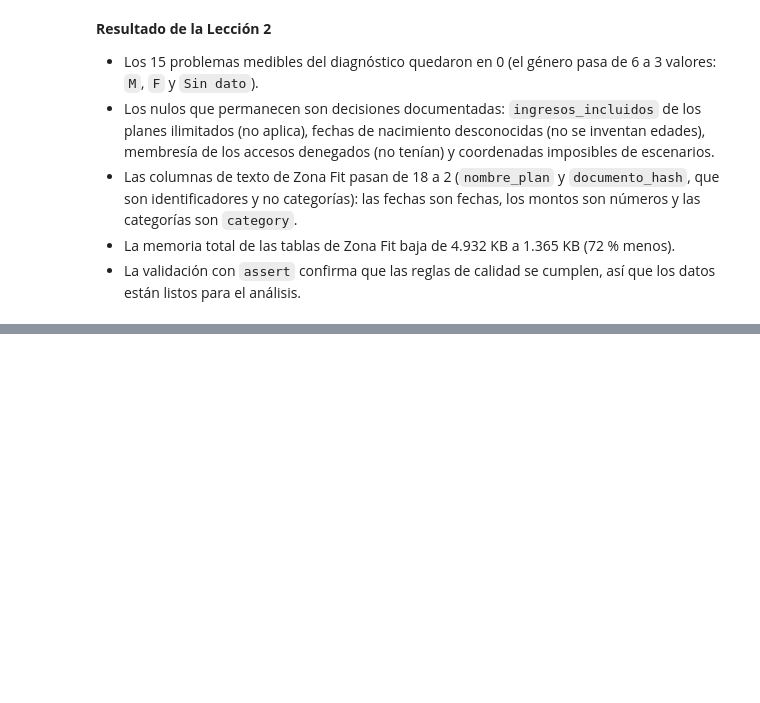
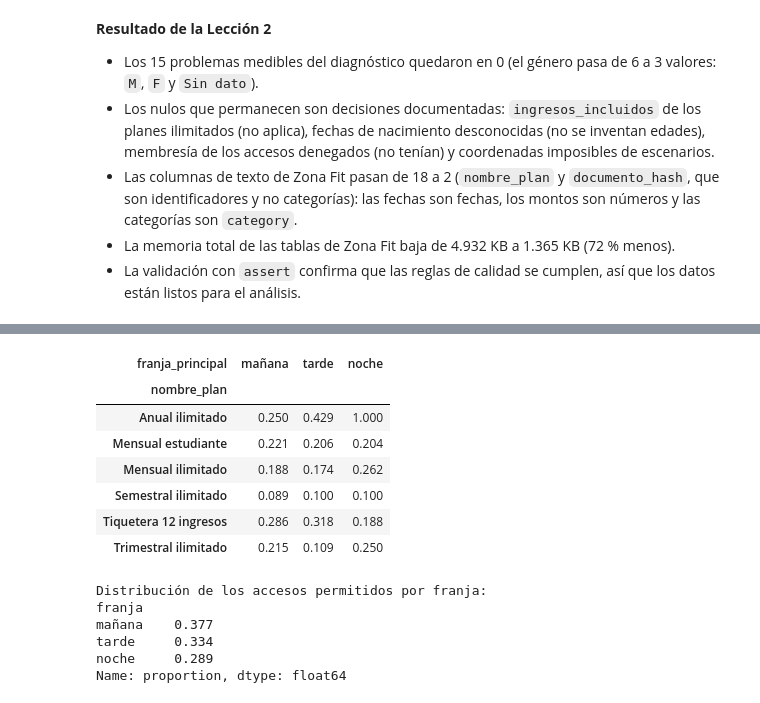
Before and after one commit to juanmejia017/PandasZonafitevolution, a Jupyter notebook: notebooks/data_preparation.ipynb, the cells around one changed output, grey strips where cells are left out. Saved outputs shown, nothing was run; the diff lists cells and outputs as text; code cells hidden in the pictures; blank space fills up the shorter version.

```diff
--- a/notebooks/data_preparation.ipynb
+++ b/notebooks/data_preparation.ipynb
@@ -863,0 +1077,13 @@ problemas
+# %%
+CATEGORIAS_FRECUENCIA = {"bins": [-0.01, 1, 2, 3, np.inf],
+                         "labels": ["hasta 1", "más de 1 a 2", "más de 2 a 3", "más de 3"]}
+
+observables = observables.assign(
+    frecuencia=pd.cut(observables["visitas_semana"], **CATEGORIAS_FRECUENCIA))
+
+indicador_frecuencia = (observables
+    .groupby("frecuencia", observed=True)
+    .agg(membresias=("id_membresia", "count"),
+         tasa_no_renovacion=("no_renovo", "mean"))
+    .round(3))
+indicador_frecuencia
@@ -863,0 +1119,23 @@ problemas
+# %%
+tabla_plan_franja = observables.pivot_table(index="nombre_plan", columns="franja_principal",
+                                            values="no_renovo", aggfunc="mean", observed=True).round(3)
+tabla_plan_franja
+# %% [output]
+| franja_principal | mañana | tarde | noche |
+| nombre_plan |  |  |  |
+| Anual ilimitado | 0.250 | 0.429 | 1.000 |
+| Mensual estudiante | 0.221 | 0.206 | 0.204 |
+| Mensual ilimitado | 0.188 | 0.174 | 0.262 |
+| Semestral ilimitado | 0.089 | 0.100 | 0.100 |
+| Tiquetera 12 ingresos | 0.286 | 0.318 | 0.188 |
+| Trimestral ilimitado | 0.215 | 0.109 | 0.250 |
+# %%
+print("Distribución de los accesos permitidos por franja:")
+print(permitidos["franja"].value_counts(normalize=True).round(3))
+# %% [output]
+Distribución de los accesos permitidos por franja:
+franja
+mañana    0.377
+tarde     0.334
+noche     0.289
+Name: proportion, dtype: float64
```
Also changed, not shown: parts of 31 cells of this notebook.
